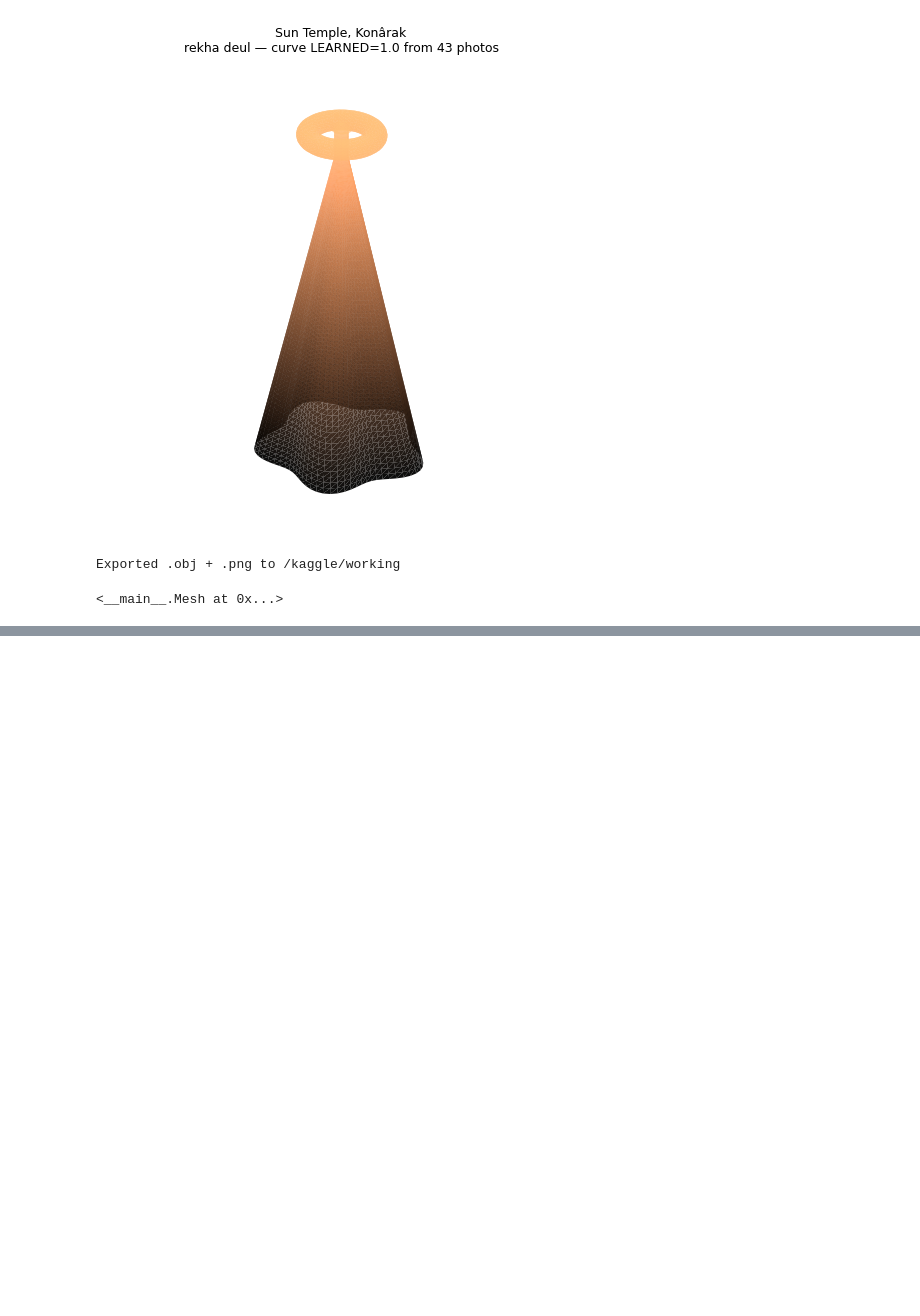
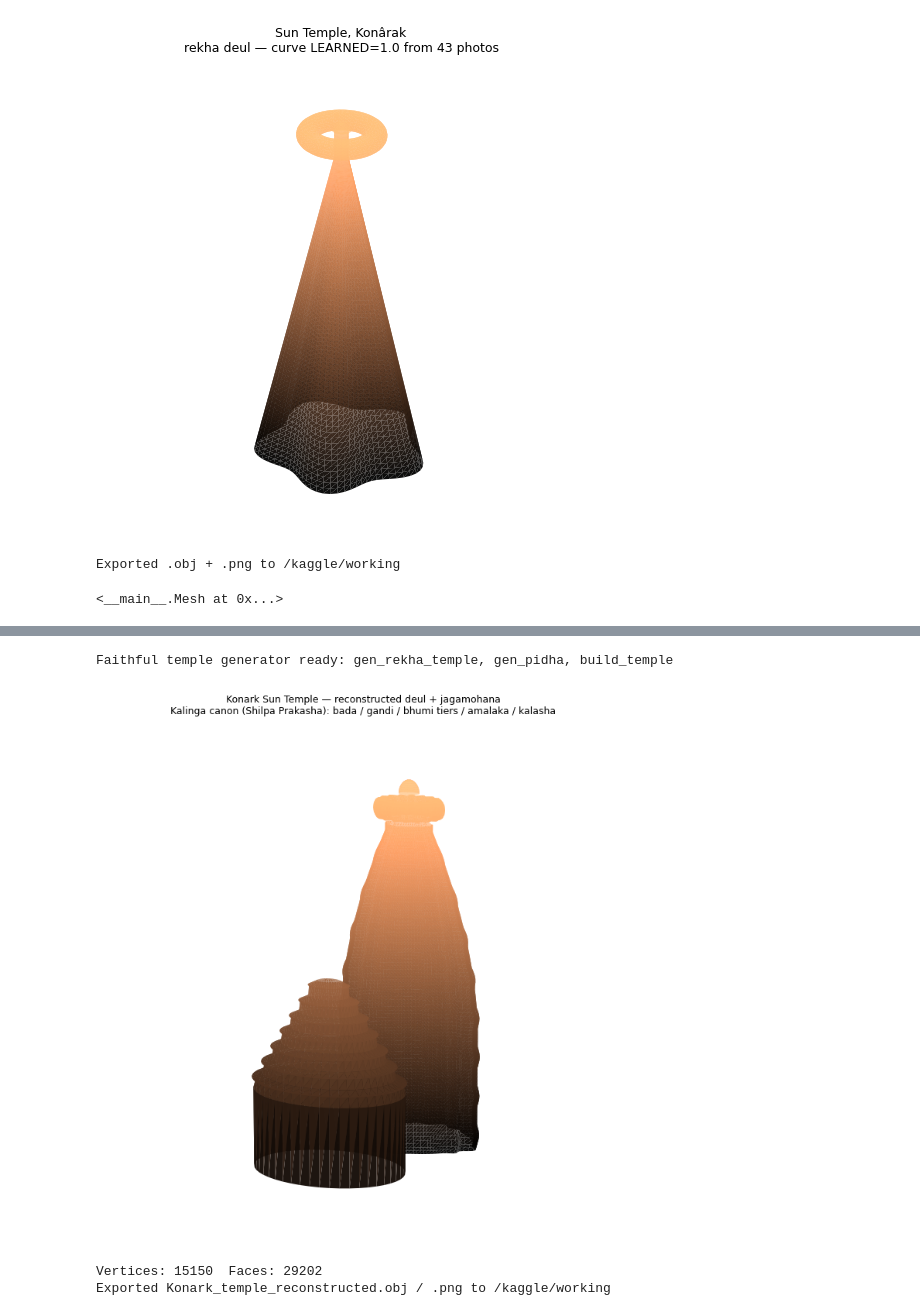
Before and after one commit to Siddhantdamre/Kathakaar, a Jupyter notebook: restorator.ipynb, the cells around one changed output, grey strips where cells are left out. Drawn from its saved outputs; the diff is of its cells as text; code cells hidden in the pictures; blank space fills up the shorter version.

Commit message:
Kaggle Notebook | Restorator | Version 6

```diff
--- a/restorator.ipynb
+++ b/restorator.ipynb
@@ -2370,0 +2483,78 @@ Exported .obj + .png to /kaggle/working
+# %%
+# ============================================================
+# 32) ARCHITECTURALLY-FAITHFUL TEMPLE GENERATOR
+# ============================================================
+def _plan(theta):
+    """Cruciform pancharatha plan: a central raha spine + flanking anuratha
+    pagas on each of the 4 faces (recessed kanika corners)."""
+    f = np.zeros_like(theta)
+    for kc in (0, np.pi/2, np.pi, 3*np.pi/2):
+        d = np.angle(np.exp(1j*(theta-kc)))                 # signed dist to face centre
+        f += np.exp(-(d/0.14)**2)                            # raha
+        f += 0.5*np.exp(-((d-0.34)/0.10)**2) + 0.5*np.exp(-((d+0.34)/0.10)**2)
+    return 1 + 0.18*f
+
+def gen_rekha_temple(H, base, nu=90, nv=120, n_bhumi=8):
+    m = Mesh()
+    bada, g_end, top = 0.30, 0.84, 0.86
+    t = np.linspace(0, top, nu); r = np.empty_like(t)
+    for i, ti in enumerate(t):
+        if ti < bada:    r[i] = 1.0                          # vertical bada
+        elif ti < g_end: u=(ti-bada)/(g_end-bada); r[i]=1-0.66*u**1.8   # curvilinear gandi
+        else:            r[i] = 0.34                         # beki neck
+    r = r*(1+0.03*np.clip(np.sin(t/top*np.pi*2*n_bhumi),0,None))        # bhumi tiers
+    th = np.linspace(0, 2*np.pi, nv); pf=_plan(th); R=base/2
+    m.add_surface(R*(r[:,None]*pf[None,:])*np.cos(th)[None,:],
+                  R*(r[:,None]*pf[None,:])*np.sin(th)[None,:], (H*t)[:,None]*np.ones(nv)[None,:])
+    u = np.linspace(0, 2*np.pi, 14); ribs = 1+0.12*np.cos(16*th)        # amalaka (ribbed)
+    m.add_surface((0.42*R*(1+0.18*np.cos(u))[:,None])*ribs[None,:]*np.cos(th)[None,:],
+                  (0.42*R*(1+0.18*np.cos(u))[:,None])*ribs[None,:]*np.sin(th)[None,:],
+                  (H*0.90+0.16*R*np.sin(u))[:,None]*np.ones(nv)[None,:])
+    ku = np.linspace(0, np.pi/2, 10); kr=0.16*R*np.cos(ku); kz=H*0.94+0.22*R*np.sin(ku)  # kalasha
+    m.add_surface(kr[:,None]*np.cos(th)[None,:], kr[:,None]*np.sin(th)[None,:], kz[:,None]*np.ones(nv)[None,:])
+    return m
+
+def gen_pidha(H, base, tiers=7, nv=48):
+    """Jagamohana: cubic hall + pyramidal stepped (pidha) roof."""
+    m = Mesh(); th = np.linspace(0, 2*np.pi, nv+1)+np.pi/4
+    wallh = H*0.42; th_h=(H-wallh)/tiers; z=wallh
+    zs=[0.0, wallh]; rs=[base/2, base/2]
+    for s in range(tiers):
+        rb=(base/2)*(1-s/(tiers+1.2)); rt=(base/2)*(1-(s+1)/(tiers+1.2))
+        zs+=[z, z+th_h*0.7, z+th_h*0.7, z+th_h]; rs+=[rb, rb*0.96, rb*1.02, rt]; z+=th_h
+    zs=np.array(zs); rs=np.clip(np.array(rs),0.05*base,None)
+    m.add_surface(rs[:,None]*np.cos(th)[None,:], rs[:,None]*np.sin(th)[None,:], zs[:,None]*np.ones(nv+1)[None,:])
+    return m
+
+def build_temple(H, base):
+    m=Mesh(); _merge(m, gen_rekha_temple(H, base))
+    _merge(m, gen_pidha(H*0.5, base*1.15), dx=base*1.25)    # porch in front
+    return m
+
+print("Faithful temple generator ready: gen_rekha_temple, gen_pidha, build_temple")
+# %% [output]
+Faithful temple generator ready: gen_rekha_temple, gen_pidha, build_temple
+# %%
+# ============================================================
+# 33) RENDER the improved Konark reconstruction (deul + jagamohana)
+# ============================================================
+H = 38*2.0; base = H/3.0                                     # canon: deul = 2x porch
+temple = build_temple(H, base)
+xs, ys, zs, F = temple.arrays()
+
+open("/kaggle/working/Konark_temple_reconstructed.obj","w").write(temple.obj())
+fig = plt.figure(figsize=(7,9)); ax = fig.add_subplot(111, projection="3d")
+ax.plot_trisurf(xs, ys, zs, triangles=F, cmap="copper", edgecolor="none", alpha=0.97)
+ax.set_box_aspect((1.6,1,2.0)); ax.set_axis_off()
+ax.view_init(elev=12, azim=35)
+ax.set_title("Konark Sun Temple — reconstructed deul + jagamohana\n"
+             "Kalinga canon (Shilpa Prakasha): bada / gandi / bhumi tiers / amalaka / kalasha",
+             fontsize=9)
+plt.tight_layout(); plt.savefig("/kaggle/working/Konark_temple_reconstructed.png",
+                                dpi=130, bbox_inches="tight"); plt.show()
+print(f"Vertices: {len(temple.V)}  Faces: {len(temple.F)}")
+print("Exported Konark_temple_reconstructed.obj / .png to /kaggle/working")
+# %% [output]
+[figure, added]
+Vertices: 15150  Faces: 29202
+Exported Konark_temple_reconstructed.obj / .png to /kaggle/working
```
Also changed, not shown: parts of 15 cells of this notebook.
